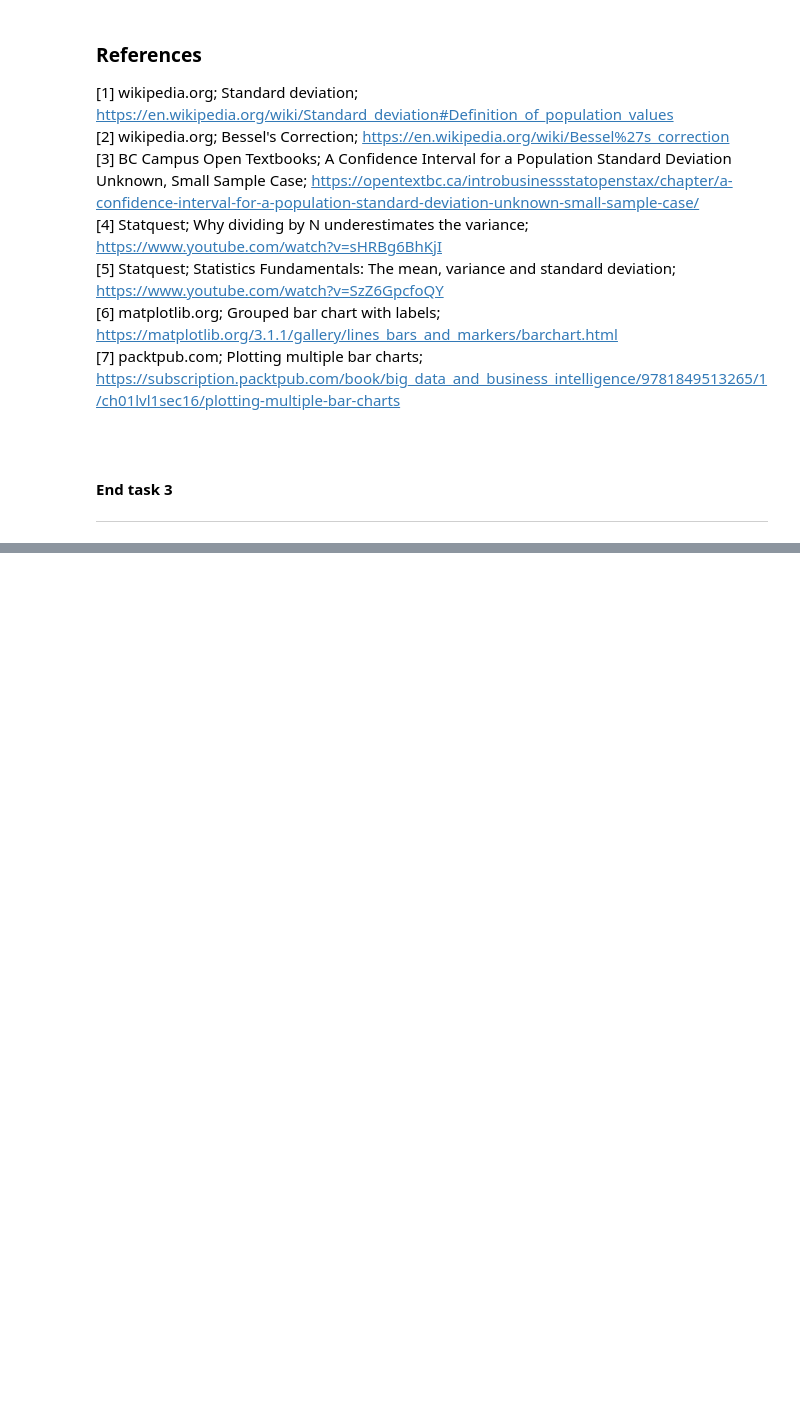
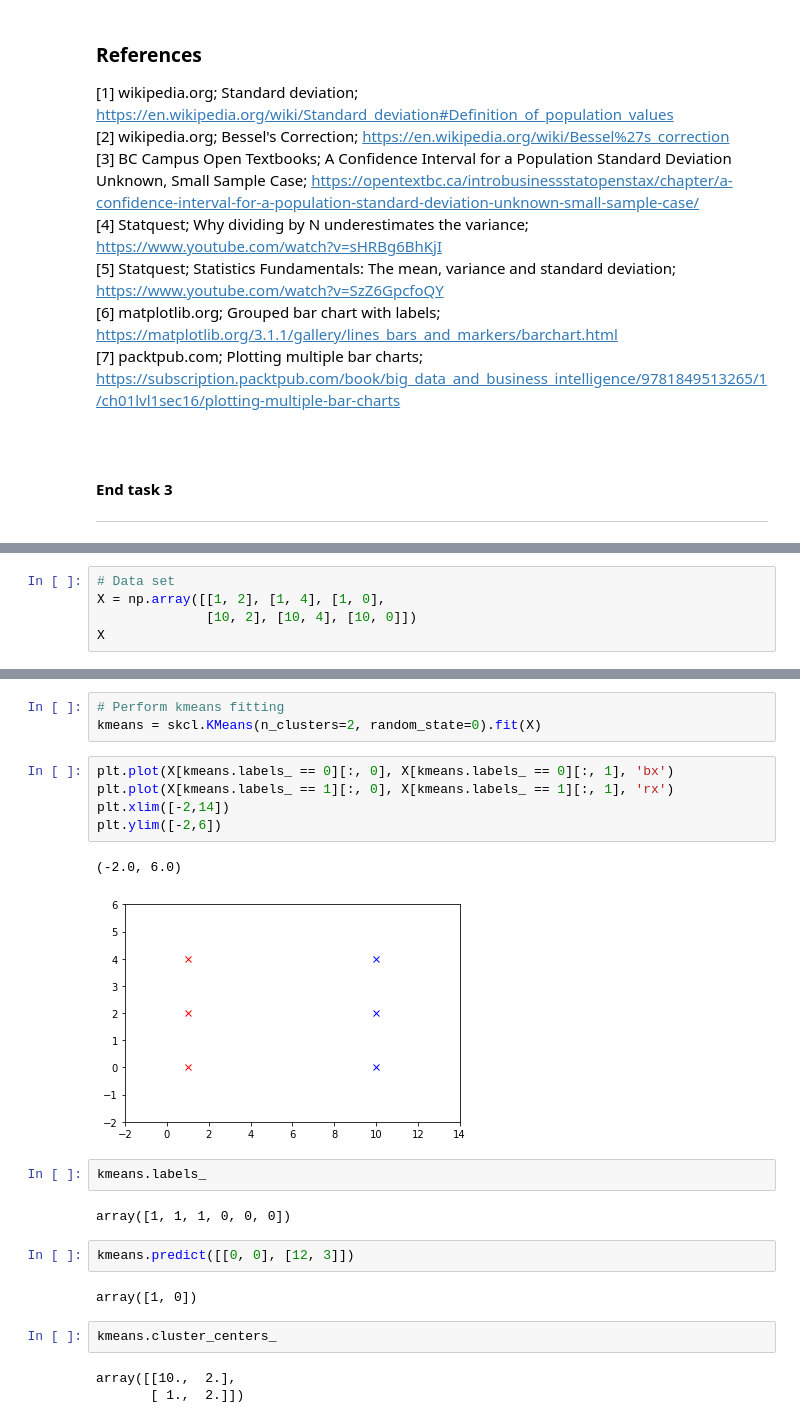
Before and after one commit to colm-o-caoimh/ExploringMachineLearning, a Jupyter notebook: Machine Learning and Statistics - Tasks 2020.ipynb, the cells around one changed output, grey strips where cells are left out. Drawn from its saved outputs; the diff is of its cells as text; blank space fills up the shorter version.

```diff
--- a/Machine Learning and Statistics - Tasks 2020.ipynb
+++ b/Machine Learning and Statistics - Tasks 2020.ipynb
@@ -454,0 +481,5 @@ It would appear that `STDEV.S` is indeed a more accurate estimation of the popul
+# %%
+# Data set
+X = np.array([[1, 2], [1, 4], [1, 0],
+              [10, 2], [10, 4], [10, 0]])
+X
@@ -454,0 +531,24 @@ It would appear that `STDEV.S` is indeed a more accurate estimation of the popul
+# %%
+# Perform kmeans fitting
+kmeans = skcl.KMeans(n_clusters=2, random_state=0).fit(X)
+# %%
+plt.plot(X[kmeans.labels_ == 0][:, 0], X[kmeans.labels_ == 0][:, 1], 'bx')
+plt.plot(X[kmeans.labels_ == 1][:, 0], X[kmeans.labels_ == 1][:, 1], 'rx')
+plt.xlim([-2,14])
+plt.ylim([-2,6])
+# %% [output]
+(-2.0, 6.0)
+[figure, added]
+# %%
+kmeans.labels_
+# %% [output]
+array([1, 1, 1, 0, 0, 0])
+# %%
+kmeans.predict([[0, 0], [12, 3]])
+# %% [output]
+array([1, 0])
+# %%
+kmeans.cluster_centers_
+# %% [output]
+array([[10.,  2.],
+       [ 1.,  2.]])
```
Also changed, not shown: parts of 19 cells of this notebook, 1 other file.
